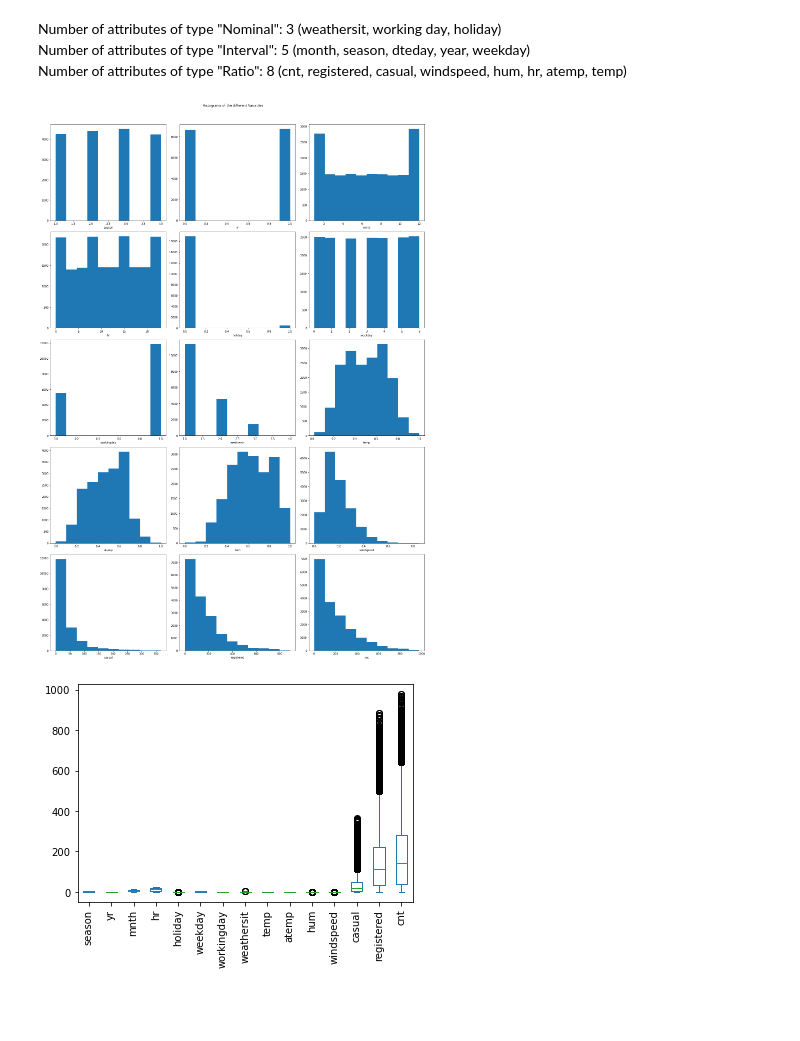
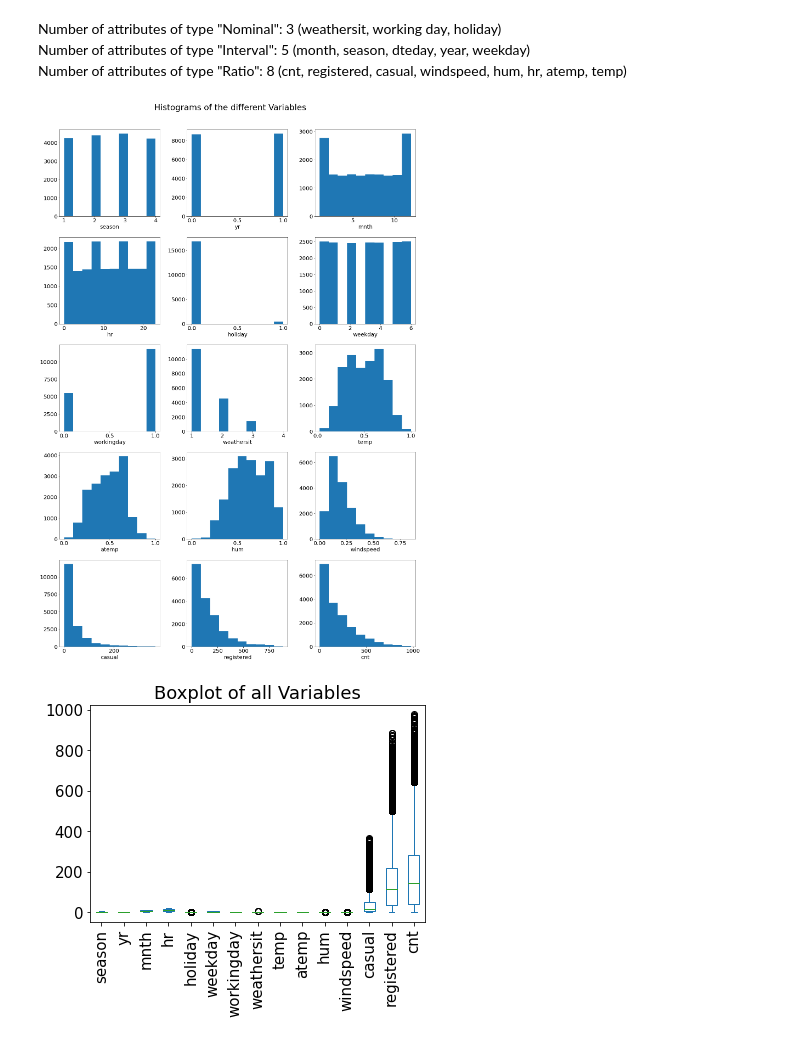
Before and after one commit to Philipp-Otter/02450-Introduction-to-Machine-Learning-and-Data-Mining, a Jupyter notebook: Bike-Sharing-Dataset/Bikesharing.ipynb, the cells around one changed output. Drawn from its saved outputs; the diff is of its cells as text; code cells hidden in the pictures; blank space fills up the shorter version.

```diff
--- a/Bike-Sharing-Dataset/Bikesharing.ipynb
+++ b/Bike-Sharing-Dataset/Bikesharing.ipynb
@@ -97,20 +97,22 @@ for counter, column in enumerate(bikesharing.loc[:, ~bikesharing.columns.isin(['
     ax.hist(bikesharing[column])
     ax.set_xlabel(column)
 
-
+plt.rcParams.update({'font.size': 25})
 fig.tight_layout(rect=[0, 0.03, 1, 0.95])
 fig.suptitle('Histograms of the different Variables')
 plt.show()
 # %% [output]
-[figure, old version]
+[figure, new version]
 # %%
 # Outliers
 
 bikesharing.loc[:, ~bikesharing.columns.isin(['instant', 'dteday'])].plot.box()
 plt.xticks(rotation=90)
+plt.title('Boxplot of all Variables')
+plt.rcParams.update({'font.size': 10})
 plt.show()
 # %% [output]
-[figure, old version]
+[figure, new version]
 # %%
 bikesharing.loc[:, bikesharing.columns.isin(['hum', 'windspeed'])].plot.box()
 plt.xticks(rotation=90)
```
Also changed, not shown: parts of 10 cells of this notebook.
